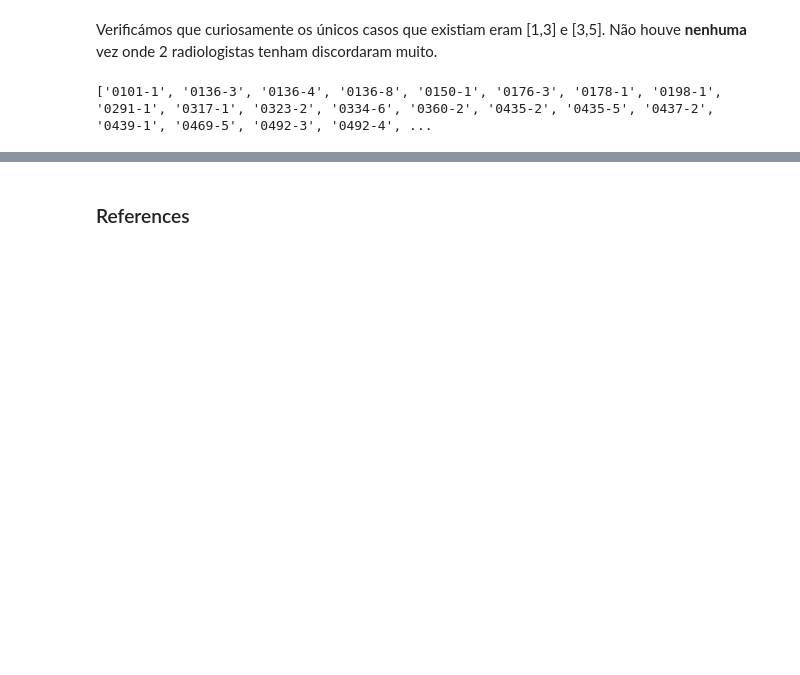
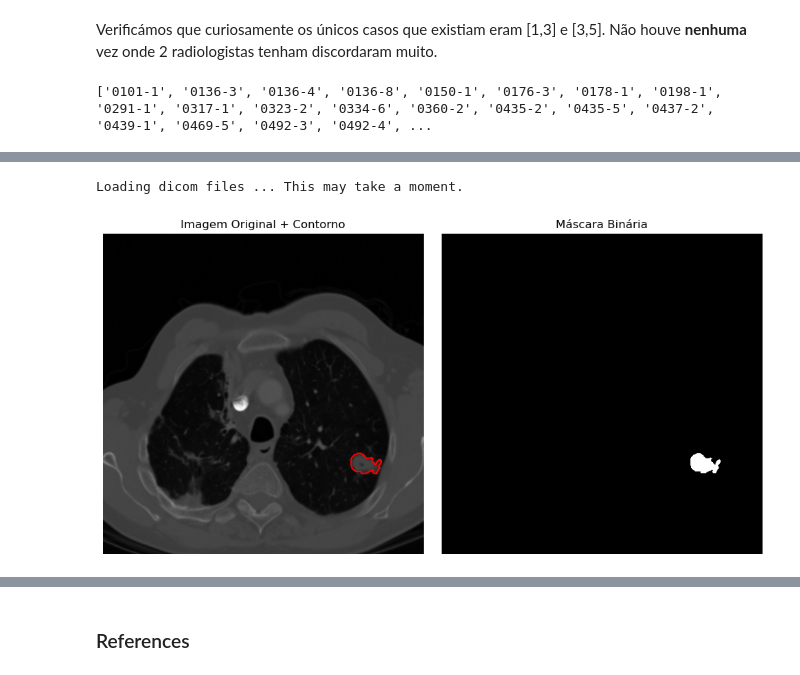
Before and after one commit to francisca005/Lung-Cancer-Classification, a Jupyter notebook: notebook.ipynb, the cells around one changed output, grey strips where cells are left out. Drawn from its saved outputs; the diff is of its cells as text; code cells hidden in the pictures; blank space fills up the shorter version.

```diff
--- a/notebook.ipynb
+++ b/notebook.ipynb
@@ -978,0 +1150,28 @@ df_filtered
+# %%
+scan = pl.query(pl.Scan).filter(pl.Scan.patient_id == 'LIDC-IDRI-0132').all()[0]
+annotation = scan.annotations[0]
+
+image, mask = seg2d(scan, annotation)
+
+contours = measure.find_contours(mask, level=0.5)
+
+# Plot for 2 images side by side
+fig, axes = plt.subplots(1, 2, figsize=(10, 5))
+
+# Left
+axes[0].imshow(image, cmap='gray')
+for contour in contours:
+    axes[0].plot(contour[:, 1], contour[:, 0], color='red', linewidth=1.5)
+axes[0].set_title('Imagem Original + Contorno')
+axes[0].axis('off')
+
+# Right
+axes[1].imshow(mask, cmap='gray')
+axes[1].set_title('Máscara Binária')
+axes[1].axis('off')
+
+plt.tight_layout()
+plt.show()
+# %% [output]
+Loading dicom files ... This may take a moment.
+[figure, added]
```
Also changed, not shown: parts of 33 cells of this notebook.
